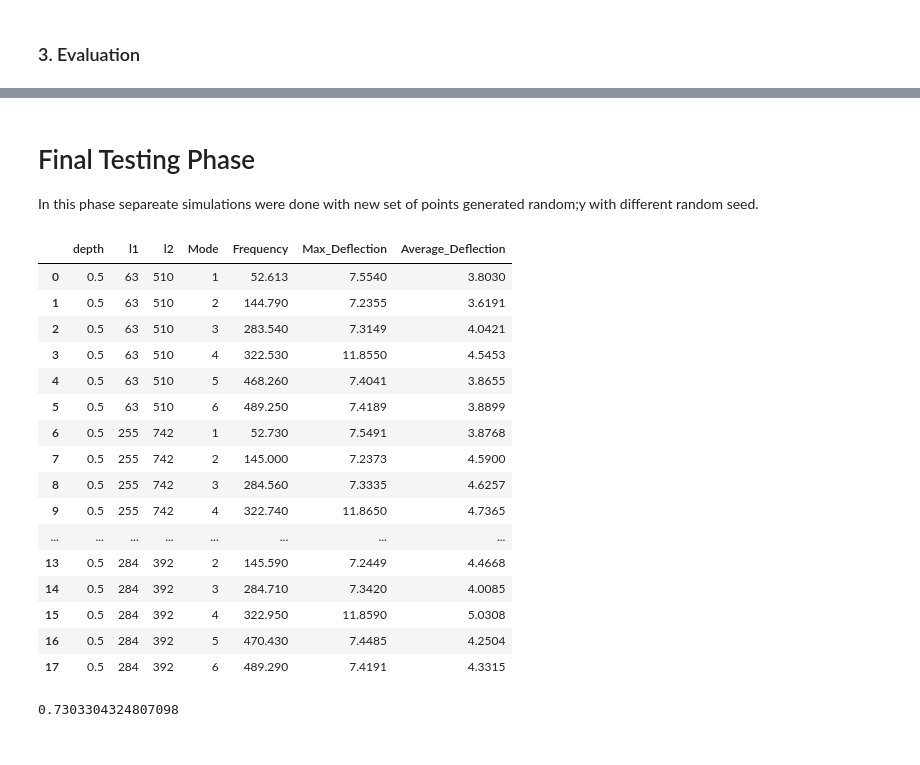
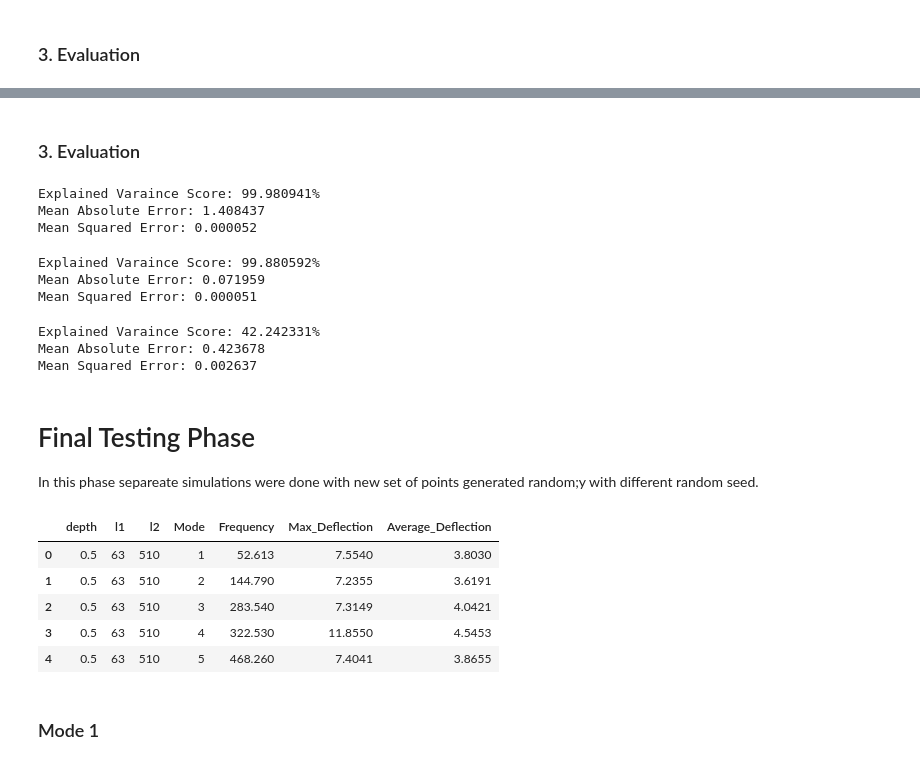
Before and after one commit to itsayushthada/Frequency-Modelling, a Jupyter notebook: Data Analysis/Decision Trees.ipynb, the cells around one changed output, grey strips where cells are left out. Drawn from its saved outputs; the diff is of its cells as text; code cells hidden in the pictures.

```diff
--- a/Data Analysis/Decision Trees.ipynb
+++ b/Data Analysis/Decision Trees.ipynb
@@ -174,33 +238,56 @@ mean_squared_log_error(y_pred, y_test)
+# %% [markdown]
+### 3. Evaluation
+# %%
+# Requency Outcome
+
+print("Explained Varaince Score: {:0.6f}%".format(100*explained_variance_score(y_pred_mode2[:,0], y_test[:,0])))
+print("Mean Absolute Error: {:0.6f}".format(mean_absolute_error(y_pred_mode2[:,0], y_test[:,0])))
+print("Mean Squared Error: {:0.6f}".format(mean_squared_log_error(y_pred_mode2[:,0], y_test[:,0])))
+# %% [output]
+Explained Varaince Score: 99.980941%
+Mean Absolute Error: 1.408437
+Mean Squared Error: 0.000052
+# %%
+# Max Deflection Outcome
+
+print("Explained Varaince Score: {:0.6f}%".format(100*explained_variance_score(y_pred_mode2[:,1], y_test[:,1])))
+print("Mean Absolute Error: {:0.6f}".format(mean_absolute_error(y_pred_mode2[:,1], y_test[:,1])))
+print("Mean Squared Error: {:0.6f}".format(mean_squared_log_error(y_pred_mode2[:,1], y_test[:,1])))
+# %% [output]
+Explained Varaince Score: 99.880592%
+Mean Absolute Error: 0.071959
+Mean Squared Error: 0.000051
+# %%
+# Average Defelction Outcome
+
+print("Explained Varaince Score: {:0.6f}%".format(100*explained_variance_score(y_pred_mode2[:,2], y_test[:,2])))
+print("Mean Absolute Error: {:0.6f}".format(mean_absolute_error(y_pred_mode2[:,2], y_test[:,2])))
+print("Mean Squared Error: {:0.6f}".format(mean_squared_log_error(y_pred_mode2[:,2], y_test[:,2])))
+# %% [output]
+Explained Varaince Score: 42.242331%
+Mean Absolute Error: 0.423678
+Mean Squared Error: 0.002637
 # %% [markdown]
 # Final Testing Phase
 
 In this phase separeate simulations were done with new set of points generated random;y with different random seed.
 # %%
 df_test = pd.read_csv("../Data/Fixed-Fixed-Test.csv")
-df_test.head(18)
+df_test.head()
 # %% [output]
 |  | depth | l1 | l2 | Mode | Frequency | Max_Deflection | Average_Deflection |
 | 0 | 0.5 | 63 | 510 | 1 | 52.613 | 7.5540 | 3.8030 |
 | 1 | 0.5 | 63 | 510 | 2 | 144.790 | 7.2355 | 3.6191 |
 | 2 | 0.5 | 63 | 510 | 3 | 283.540 | 7.3149 | 4.0421 |
 | 3 | 0.5 | 63 | 510 | 4 | 322.530 | 11.8550 | 4.5453 |
 | 4 | 0.5 | 63 | 510 | 5 | 468.260 | 7.4041 | 3.8655 |
-| 5 | 0.5 | 63 | 510 | 6 | 489.250 | 7.4189 | 3.8899 |
-| 6 | 0.5 | 255 | 742 | 1 | 52.730 | 7.5491 | 3.8768 |
-| 7 | 0.5 | 255 | 742 | 2 | 145.000 | 7.2373 | 4.5900 |
-| 8 | 0.5 | 255 | 742 | 3 | 284.560 | 7.3335 | 4.6257 |
-| 9 | 0.5 | 255 | 742 | 4 | 322.740 | 11.8650 | 4.7365 |
-| ... | ... | ... | ... | ... | ... | ... | ... |
-| 13 | 0.5 | 284 | 392 | 2 | 145.590 | 7.2449 | 4.4668 |
-| 14 | 0.5 | 284 | 392 | 3 | 284.710 | 7.3420 | 4.0085 |
-| 15 | 0.5 | 284 | 392 | 4 | 322.950 | 11.8590 | 5.0308 |
-| 16 | 0.5 | 284 | 392 | 5 | 470.430 | 7.4485 | 4.2504 |
-| 17 | 0.5 | 284 | 392 | 6 | 489.290 | 7.4191 | 4.3315 |
 # %%
 test_X = df_test[["depth", "l1", "l2", "Mode"]].values
 test_X = get_feature(test_X)
 
 test_Y = df_test[["Frequency", "Max_Deflection", "Average_Deflection"]].values
+# %% [markdown]
+### Mode 1
 # %%
 test_res1 = model1.predict(test_X)
 test_res2 = model2.predict(test_X)
@@ -212,4 +298,0 @@ assert y_pred.shape == y_test.shape
-# %%
-explained_variance_score(test_pred_y, test_Y)
-# %% [output]
-0.7303304324807098
```
Also changed, not shown: parts of 39 cells of this notebook.
